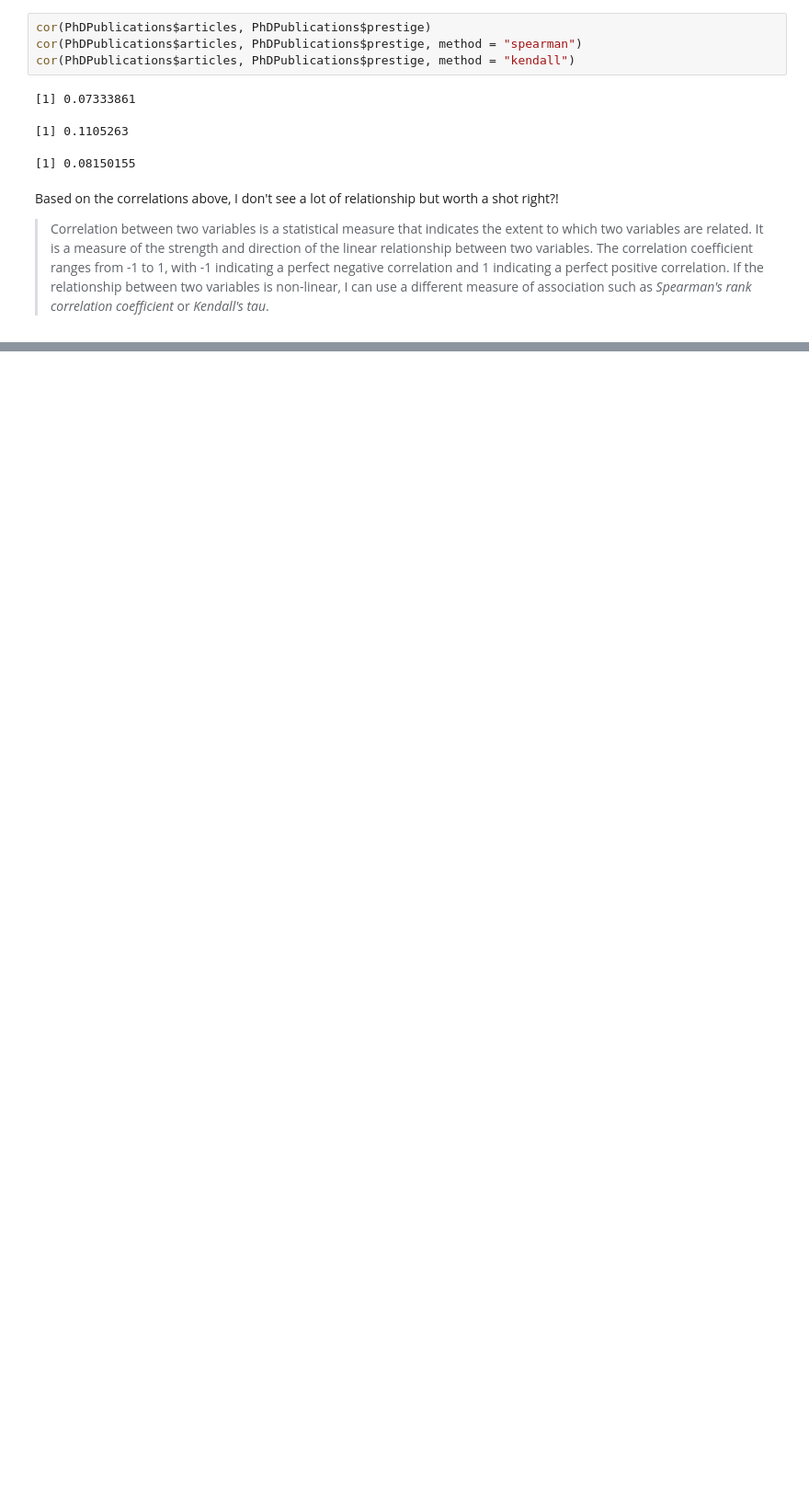
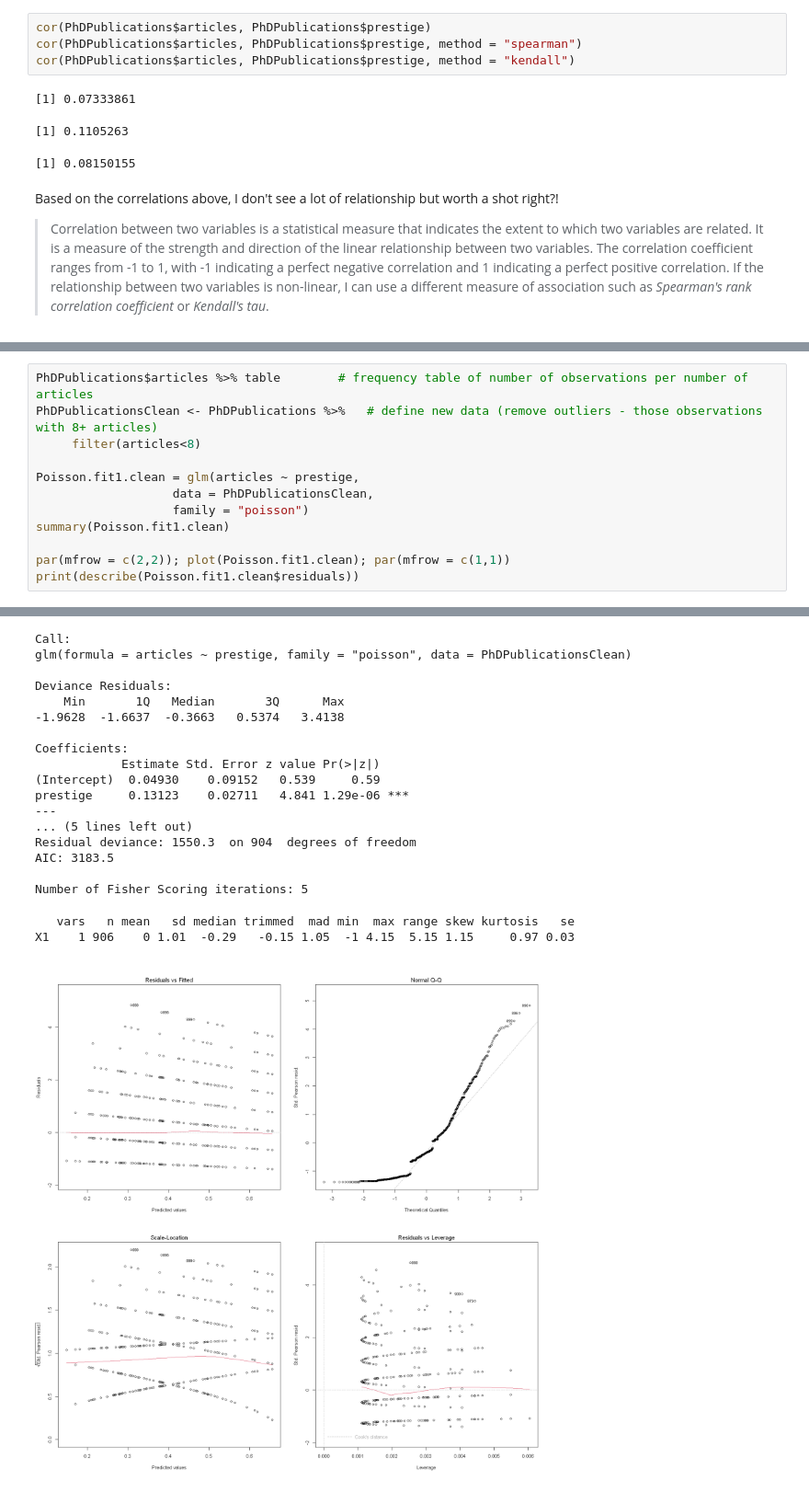
Before and after one commit to gishar/Count-Data-Modeling, a Jupyter notebook: Learning Count Data Modeling.ipynb, the cells around one changed output, grey strips where cells are left out. Shown: that part at 92% size. Saved outputs shown, nothing was run; the diff lists cells and outputs as text; blank space fills up the shorter version.

```diff
--- a/Learning Count Data Modeling.ipynb
+++ b/Learning Count Data Modeling.ipynb
@@ -252,0 +282,13 @@ Number of Fisher Scoring iterations: 5
+# %%
+PhDPublications$articles %>% table        # frequency table of number of observations per number of articles
+PhDPublicationsClean <- PhDPublications %>%   # define new data (remove outliers - those observations with 8+ articles)
+     filter(articles<8)
+
+Poisson.fit1.clean = glm(articles ~ prestige,
+                   data = PhDPublicationsClean,
+                   family = "poisson")
+summary(Poisson.fit1.clean)
+
+par(mfrow = c(2,2)); plot(Poisson.fit1.clean); par(mfrow = c(1,1))
+print(describe(Poisson.fit1.clean$residuals))
+# %% [output]
@@ -252,0 +298,20 @@ Number of Fisher Scoring iterations: 5
+Call:
+glm(formula = articles ~ prestige, family = "poisson", data = PhDPublicationsClean)
+
+Deviance Residuals:
+    Min       1Q   Median       3Q      Max
+-1.9628  -1.6637  -0.3663   0.5374   3.4138
+
+Coefficients:
+            Estimate Std. Error z value Pr(>|z|)
+(Intercept)  0.04930    0.09152   0.539     0.59
+prestige     0.13123    0.02711   4.841 1.29e-06 ***
+---
+... (5 lines left out)
+Residual deviance: 1550.3  on 904  degrees of freedom
+AIC: 3183.5
+
+Number of Fisher Scoring iterations: 5
+   vars   n mean   sd median trimmed  mad min  max range skew kurtosis   se
+X1    1 906    0 1.01  -0.29   -0.15 1.05  -1 4.15  5.15 1.15     0.97 0.03
+[figure, added]
```
Also changed, not shown: parts of 11 cells of this notebook, 1 other file.
